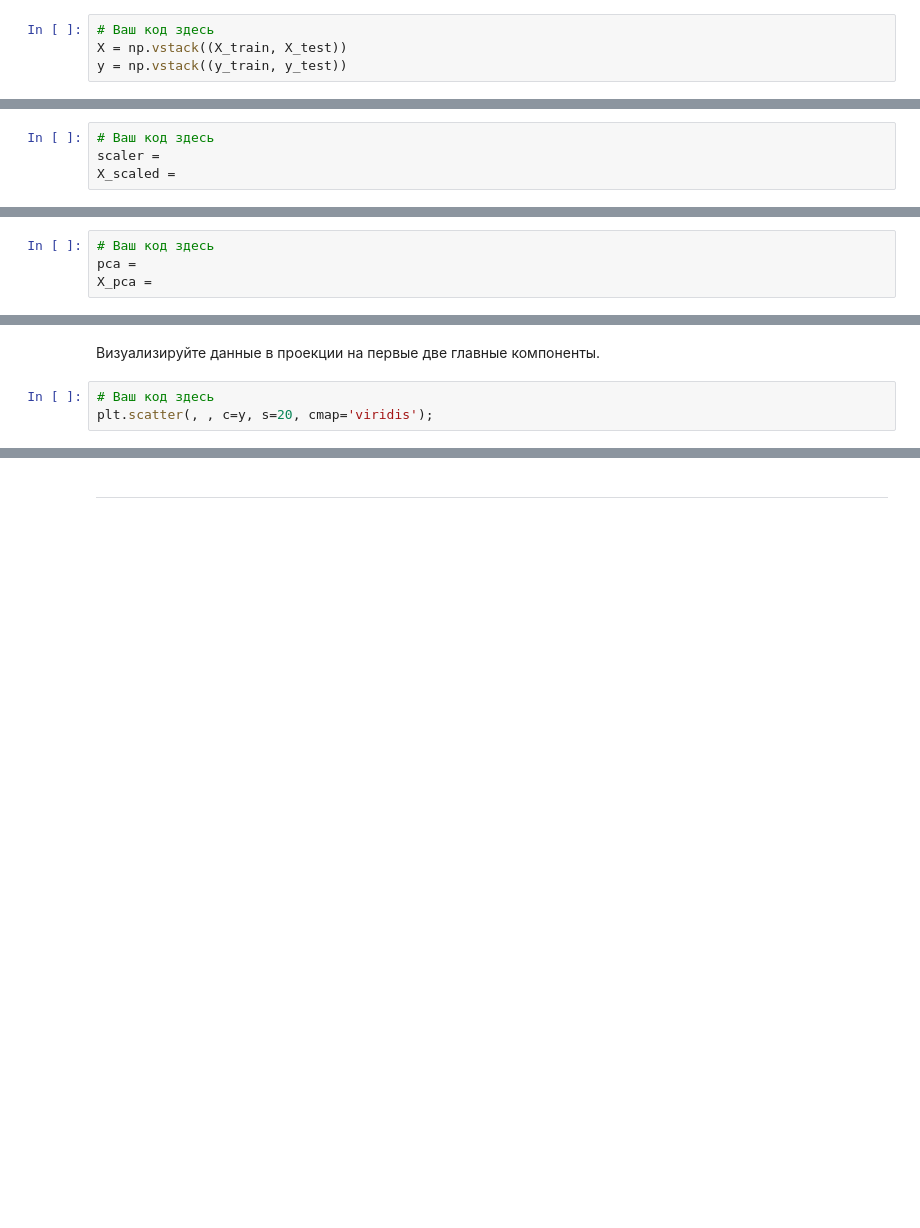
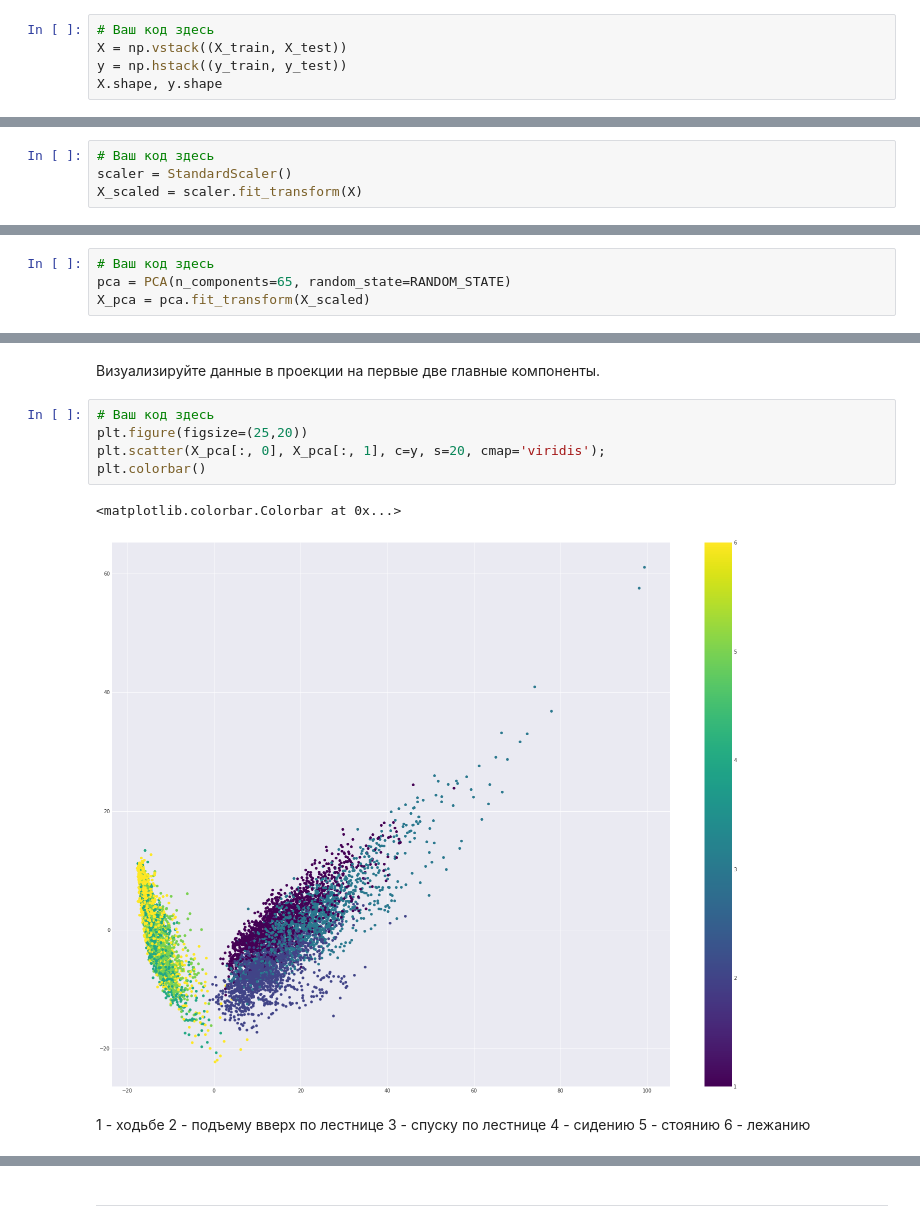
Before and after one commit to maxsaprykin/MLClass, a Jupyter notebook: hw7/hw7_session3_unsupervised_learning.ipynb, the cells around one changed output, grey strips where cells are left out. Saved outputs shown, nothing was run; the diff lists cells and outputs as text; blank space fills up the shorter version.

```diff
--- a/hw7/hw7_session3_unsupervised_learning.ipynb
+++ b/hw7/hw7_session3_unsupervised_learning.ipynb
@@ -52,5 +52,6 @@ assert(X_test.shape == (2947, 561) and y_test.shape == (2947,))
 # %%
 # Ваш код здесь
 X = np.vstack((X_train, X_test))
-y = np.vstack((y_train, y_test))
+y = np.hstack((y_train, y_test))
+X.shape, y.shape
 # %% [output]
@@ -75,14 +76,14 @@ n_classes = np.unique(y).size
 Отмасштабируйте выборку с помощью `StandardScaler` с параметрами по умолчанию.
 # %%
 # Ваш код здесь
-scaler =
-X_scaled =
+scaler = StandardScaler()
+X_scaled = scaler.fit_transform(X)
 # %% [markdown]
 Понижаем размерность с помощью PCA, оставляя столько компонент, сколько нужно для того, чтобы объяснить как минимум 90% дисперсии исходных (отмасштабированных) данных. Используйте отмасштабированную выборку и зафиксируйте random_state (константа RANDOM_STATE).
 # %%
 # Ваш код здесь
-pca =
-X_pca =
+pca = PCA(n_components=65, random_state=RANDOM_STATE)
+X_pca = pca.fit_transform(X_scaled)
 # %% [markdown]
 **Вопрос 1:**<br>
 Какое минимальное число главных компонент нужно выделить, чтобы объяснить 90% дисперсии исходных (отмасштабированных) данных?
@@ -109,7 +137,19 @@ X_pca =
 Визуализируйте данные в проекции на первые две главные компоненты.
 # %%
 # Ваш код здесь
-plt.scatter(, , c=y, s=20, cmap='viridis');
+plt.figure(figsize=(25,20))
+plt.scatter(X_pca[:, 0], X_pca[:, 1], c=y, s=20, cmap='viridis');
+plt.colorbar()
+# %% [output]
+<matplotlib.colorbar.Colorbar at 0x...>
+[figure, added]
+# %% [markdown]
+1 - ходьбе
+2 - подъему вверх по лестнице
+3 - спуску по лестнице
+4 - сидению
+5 - стоянию
+6 - лежанию
 # %% [markdown]
 **Вопрос 3:**<br>
 Если все получилось правильно, Вы увидите сколько-то кластеров, почти идеально отделенных друг от друга. Какие виды активности входят в эти кластеры?<br>
```
Also changed, not shown: parts of 6 cells of this notebook.
